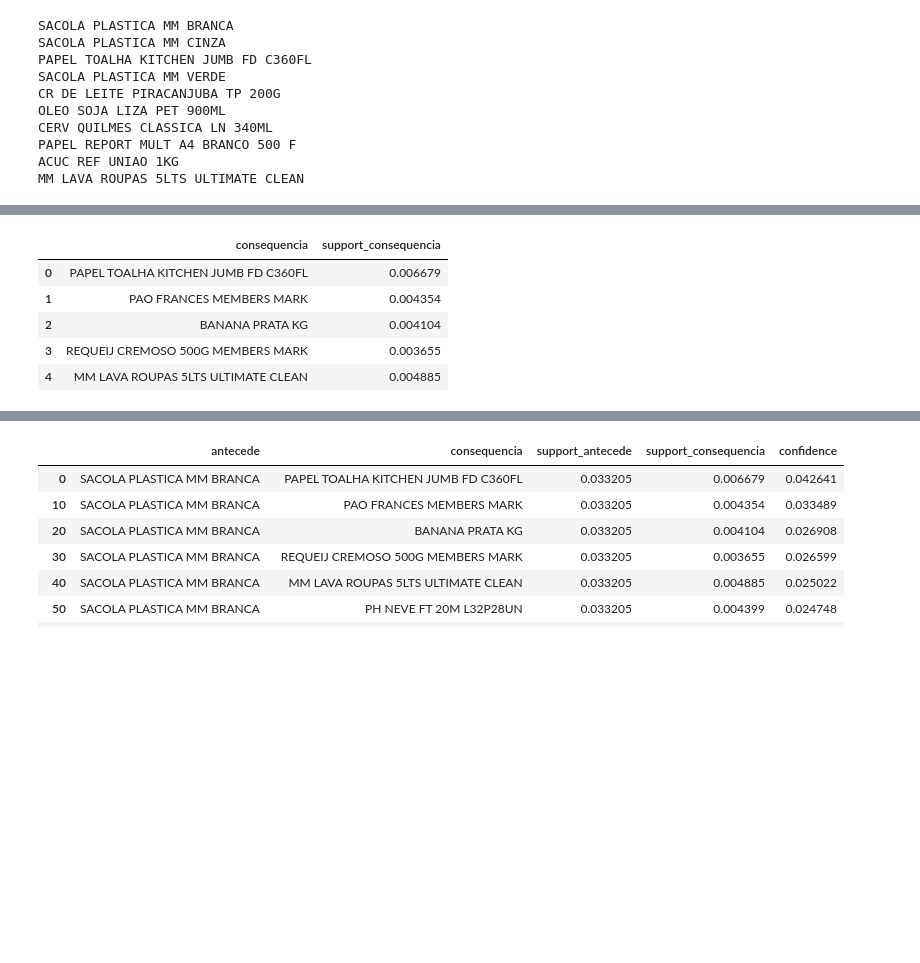
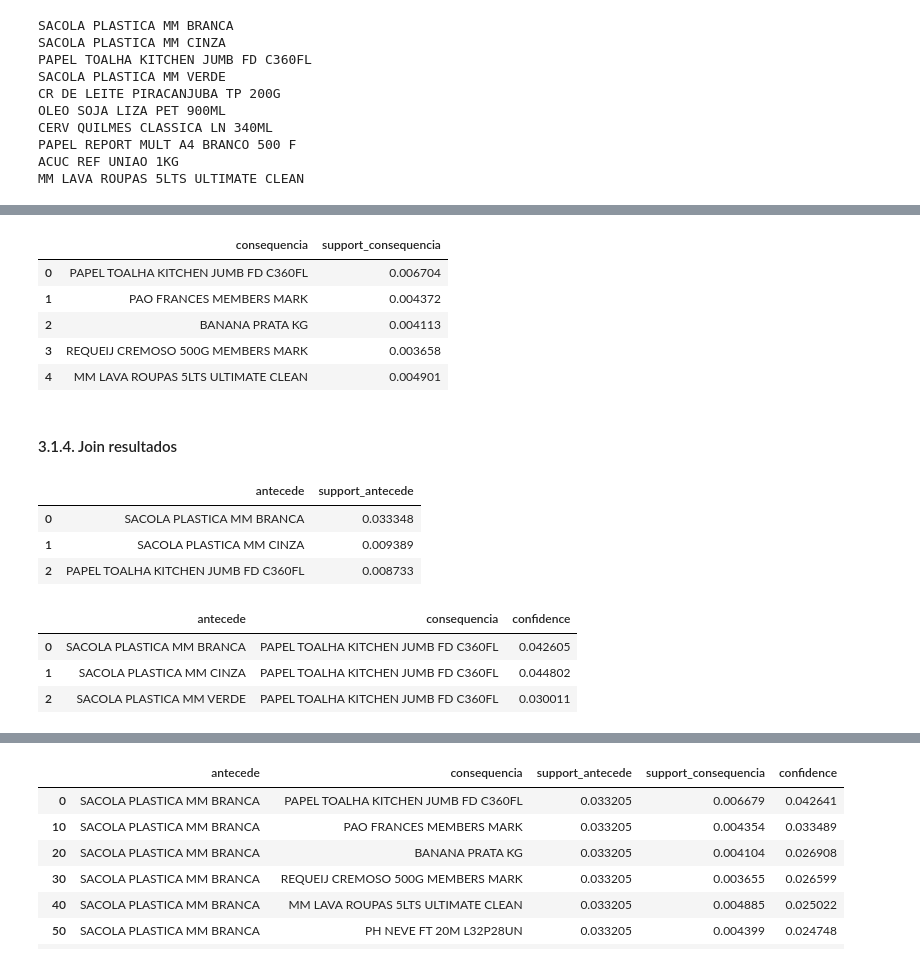
Before and after one commit to rafaelfabri/case, a Jupyter notebook: notebooks/parte_1_analytics.ipynb, the cells around one changed output, grey strips where cells are left out. Cells and saved outputs as stored; diff of their text form; code cells hidden in the pictures; blank space fills up the shorter version.

```diff
--- a/notebooks/parte_1_analytics.ipynb
+++ b/notebooks/parte_1_analytics.ipynb
@@ -253,8 +266,6 @@ df.head(5)
 | 2 | 2022-01-10 | 5235 | 45765100815078019 | PISO | 4576510081507801920220110 | BAZAR E TÊXTIL | 1225017 | CHAPEU PRAIA | 1 | ... |
 | 3 | 2022-01-10 | 5235 | 45766100904345030 | PISO | 4576610090434503020220110 | BAZAR E TÊXTIL | 1216504 | BANCO DOBRAVEL | 1 | ... |
 | 4 | 2022-01-10 | 5235 | 45766100903286284 | PISO | 4576610090328628420220110 | BAZAR E TÊXTIL | 1259473 | BERMUDA MOLETOM | 2 | ... |
-# %%
-df['cesta'] = df['socio'].astype('str') + '-' + df['ticket'].astype('str')
 # %% [markdown]
 ### 3.1. Market Basket Analysis
 # %% [markdown]
@@ -281,7 +297,7 @@ PAPEL REPORT MULT A4 BRANCO 500 F       5269
 MM LAVA ROUPAS 5LTS ULTIMATE CLEAN      5222
 Name: item_unidade, dtype: int64
 # %%
-support = df.groupby(['item_descricao'])['item_unidade'].sum().sort_values(ascending = False)[0:10] / df.shape[0]
-dic_support = dict(support)
-dic_support
+support_A = df.groupby(['item_descricao'])['item_unidade'].sum().sort_values(ascending = False)[0:10] / df.shape[0]
+dic_support_A = dict(support_A)
+dic_support_A
 # %% [output]
@@ -298,5 +318,5 @@ dic_support
 # %%
-for item in support.keys():
-    print('\n item {} \n support = {}'.format(item, round(support[item], 4)))
+for item in support_A.keys():
+    print('\n item {} \n support = {}'.format(item, round(support_A[item], 4)))
 # %% [output]
  item SACOLA PLASTICA MM BRANCA
@@ -432,18 +432,21 @@ df[df['item_descricao'] == 'BANANA PRATA KG'].shape[0] / df.shape[0]
 # %%
-#calcular o support dos items Y (consequencia)
+#calcular o support dos items B (consequencia)
 
 items_consequencia = df_confidence_values['consequencia'].drop_duplicates().tolist()
 
-dic_support_Y = {}
+dic_support_B = {}
 
 for item in items_consequencia:
+
+    item_B = item
+
     print(item)
     #filtrar as cestas que possuem esse item
 
-    qtd_cestas_q_item_Y_aparece = df[df['item_descricao'] == item].shape[0]
+    qtd_cestas_q_item_B_aparece = df[df['item_descricao'] == item].shape[0]
     qtd_cestas_total = df.shape[0]
 
-    dic_support_Y[item] = qtd_cestas_q_item_Y_aparece / qtd_cestas_total
+    dic_support_B[item] = qtd_cestas_q_item_B_aparece / qtd_cestas_total
 # %% [output]
 PAPEL TOALHA KITCHEN JUMB FD C360FL
 PAO FRANCES MEMBERS MARK
@@ -485,17 +468,30 @@ dic_support_Y
 # %%
-df_support_Y = pd.DataFrame.from_dict(dic_support_Y, orient = 'index')
+df_support_B = pd.DataFrame.from_dict(dic_support_B, orient = 'index')
 
-df_support_Y.reset_index(inplace = True)
-df_support_Y.columns = ['consequencia','support_consequencia']
+df_support_B.reset_index(inplace = True)
+df_support_B.columns = ['consequencia','support_consequencia']
 
-#df_lift_values = pd.melt(df_lift_values, id_vars = ['support'], value_vars = df_lift_values.columns.tolist())
-#df_lift_values.columns = ['antecede', 'consequencia', 'lift']
-
-df_support_Y.head()
+df_support_B.head()
 # %% [output]
 |  | consequencia | support_consequencia |
-| 0 | PAPEL TOALHA KITCHEN JUMB FD C360FL | 0.006679 |
-| 1 | PAO FRANCES MEMBERS MARK | 0.004354 |
-| 2 | BANANA PRATA KG | 0.004104 |
-| 3 | REQUEIJ CREMOSO 500G MEMBERS MARK | 0.003655 |
-| 4 | MM LAVA ROUPAS 5LTS ULTIMATE CLEAN | 0.004885 |
+| 0 | PAPEL TOALHA KITCHEN JUMB FD C360FL | 0.006704 |
+| 1 | PAO FRANCES MEMBERS MARK | 0.004372 |
+| 2 | BANANA PRATA KG | 0.004113 |
+| 3 | REQUEIJ CREMOSO 500G MEMBERS MARK | 0.003658 |
+| 4 | MM LAVA ROUPAS 5LTS ULTIMATE CLEAN | 0.004901 |
+# %% [markdown]
+#### 3.1.4. Join resultados
+# %%
+df_support_A.head(3)
+# %% [output]
+|  | antecede | support_antecede |
+| 0 | SACOLA PLASTICA MM BRANCA | 0.033348 |
+| 1 | SACOLA PLASTICA MM CINZA | 0.009389 |
+| 2 | PAPEL TOALHA KITCHEN JUMB FD C360FL | 0.008733 |
+# %%
+df_confidence_values.head(3)
+# %% [output]
+|  | antecede | consequencia | confidence |
+| 0 | SACOLA PLASTICA MM BRANCA | PAPEL TOALHA KITCHEN JUMB FD C360FL | 0.042605 |
+| 1 | SACOLA PLASTICA MM CINZA | PAPEL TOALHA KITCHEN JUMB FD C360FL | 0.044802 |
+| 2 | SACOLA PLASTICA MM VERDE | PAPEL TOALHA KITCHEN JUMB FD C360FL | 0.030011 |
```
Also changed, not shown: parts of 57 cells of this notebook, 4 other files.
